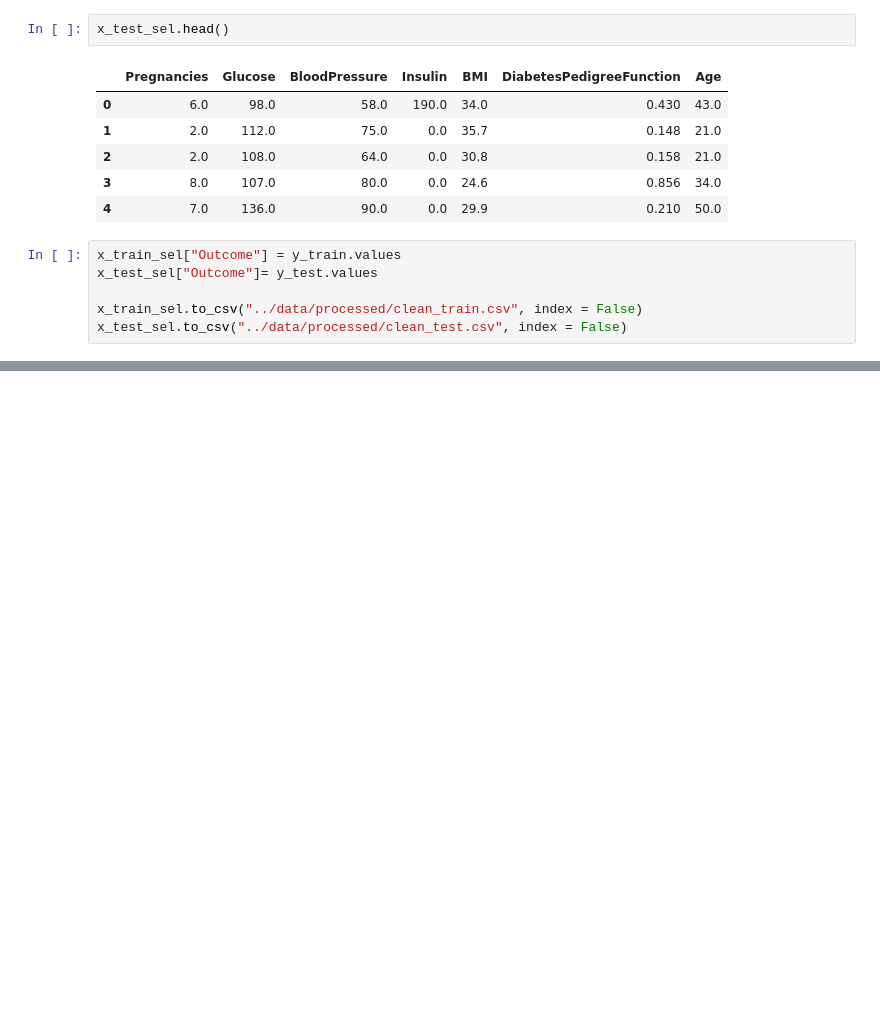
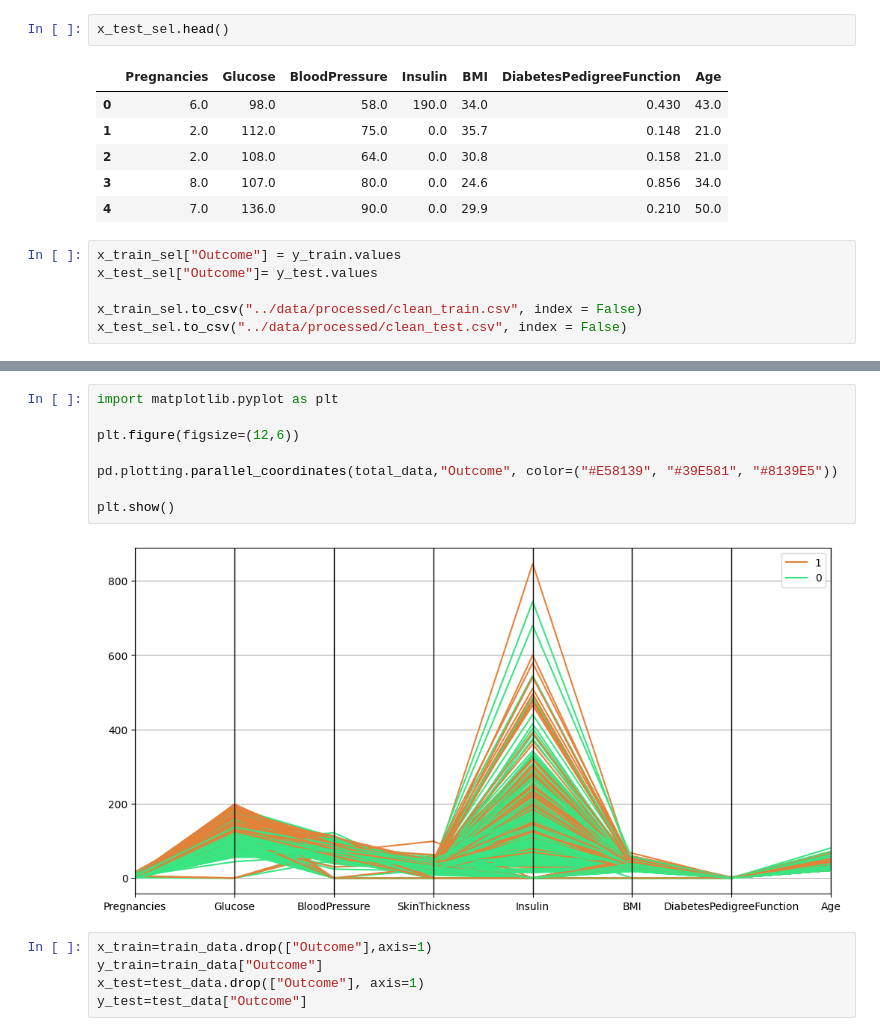
Before and after one commit to Skcodingacademy/machine-learning-python-template-ds-2023, a Jupyter notebook: src/explore.ipynb, the cells around one changed output, grey strips where cells are left out. Saved outputs shown, nothing was run; the diff lists cells and outputs as text; blank space fills up the shorter version.

```diff
--- a/src/explore.ipynb
+++ b/src/explore.ipynb
@@ -66,0 +81,15 @@ x_test_sel.to_csv("../data/processed/clean_test.csv", index = False)
+# %%
+import matplotlib.pyplot as plt
+
+plt.figure(figsize=(12,6))
+
+pd.plotting.parallel_coordinates(total_data,"Outcome", color=("#E58139", "#39E581", "#8139E5"))
+
+plt.show()
+# %% [output]
+[figure, added]
+# %%
+x_train=train_data.drop(["Outcome"],axis=1)
+y_train=train_data["Outcome"]
+x_test=test_data.drop(["Outcome"], axis=1)
+y_test=test_data["Outcome"]
```
Also changed, not shown: parts of 13 cells of this notebook, 2 other files.
